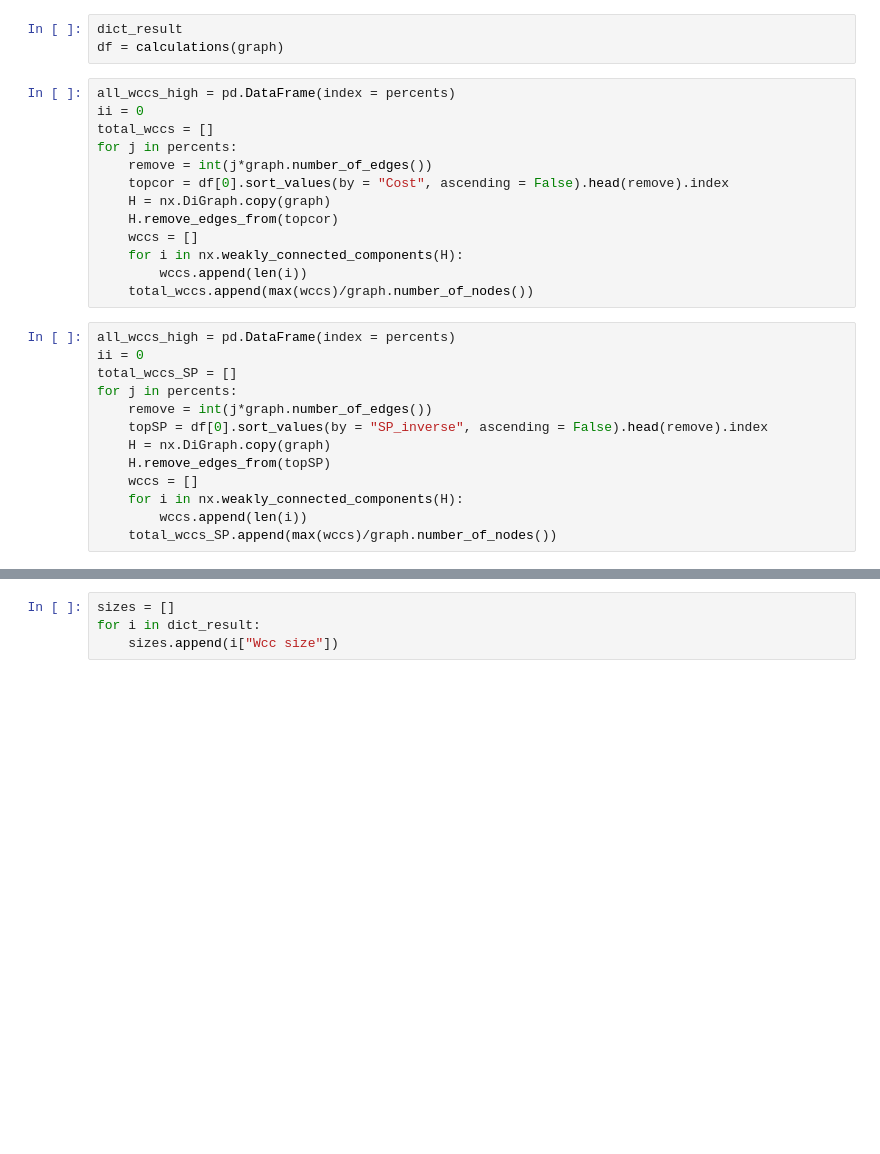
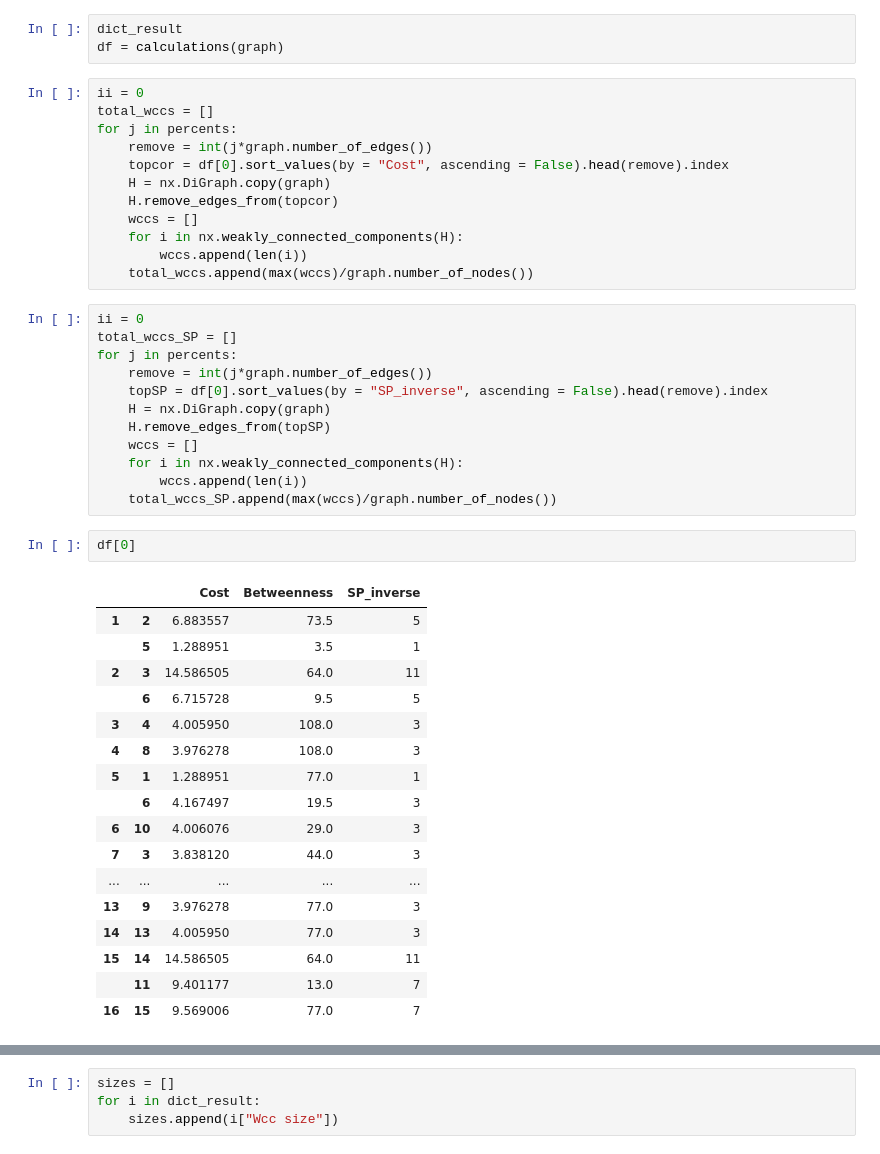
Before and after one commit to gioguarnieri/CoR, a Jupyter notebook: test.ipynb, the cells around one changed output, grey strips where cells are left out. Saved outputs shown, nothing was run; the diff lists cells and outputs as text; blank space fills up the shorter version.

```diff
--- a/test.ipynb
+++ b/test.ipynb
@@ -239,7 +239,6 @@ for j in tqdm(percents, position=1):
 dict_result
 df = calculations(graph)
 # %%
-all_wccs_high = pd.DataFrame(index = percents)
 ii = 0
 total_wccs = []
 for j in percents:
@@ -252,7 +251,6 @@ for j in percents:
         wccs.append(len(i))
     total_wccs.append(max(wccs)/graph.number_of_nodes())
 # %%
-all_wccs_high = pd.DataFrame(index = percents)
 ii = 0
 total_wccs_SP = []
 for j in percents:
@@ -264,3 +262,23 @@ for j in percents:
     for i in nx.weakly_connected_components(H):
         wccs.append(len(i))
     total_wccs_SP.append(max(wccs)/graph.number_of_nodes())
+# %%
+df[0]
+# %% [output]
+|  |  | Cost | Betweenness | SP_inverse |
+| 1 | 2 | 6.883557 | 73.5 | 5 |
+|  | 5 | 1.288951 | 3.5 | 1 |
+| 2 | 3 | 14.586505 | 64.0 | 11 |
+|  | 6 | 6.715728 | 9.5 | 5 |
+| 3 | 4 | 4.005950 | 108.0 | 3 |
+| 4 | 8 | 3.976278 | 108.0 | 3 |
+| 5 | 1 | 1.288951 | 77.0 | 1 |
+|  | 6 | 4.167497 | 19.5 | 3 |
+| 6 | 10 | 4.006076 | 29.0 | 3 |
+| 7 | 3 | 3.838120 | 44.0 | 3 |
+| ... | ... | ... | ... | ... |
+| 13 | 9 | 3.976278 | 77.0 | 3 |
+| 14 | 13 | 4.005950 | 77.0 | 3 |
+| 15 | 14 | 14.586505 | 64.0 | 11 |
+|  | 11 | 9.401177 | 13.0 | 7 |
+| 16 | 15 | 9.569006 | 77.0 | 7 |
```
Also changed, not shown: parts of 2 cells of this notebook.
